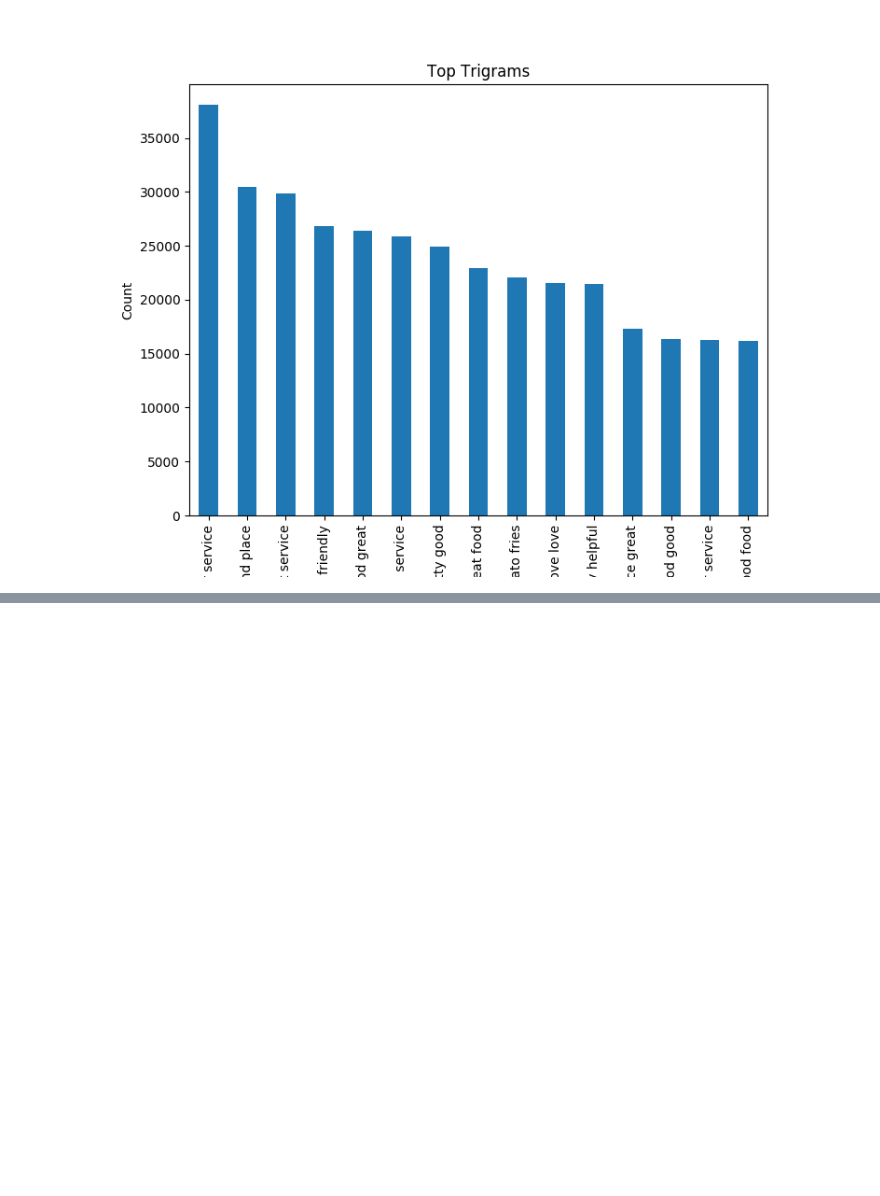
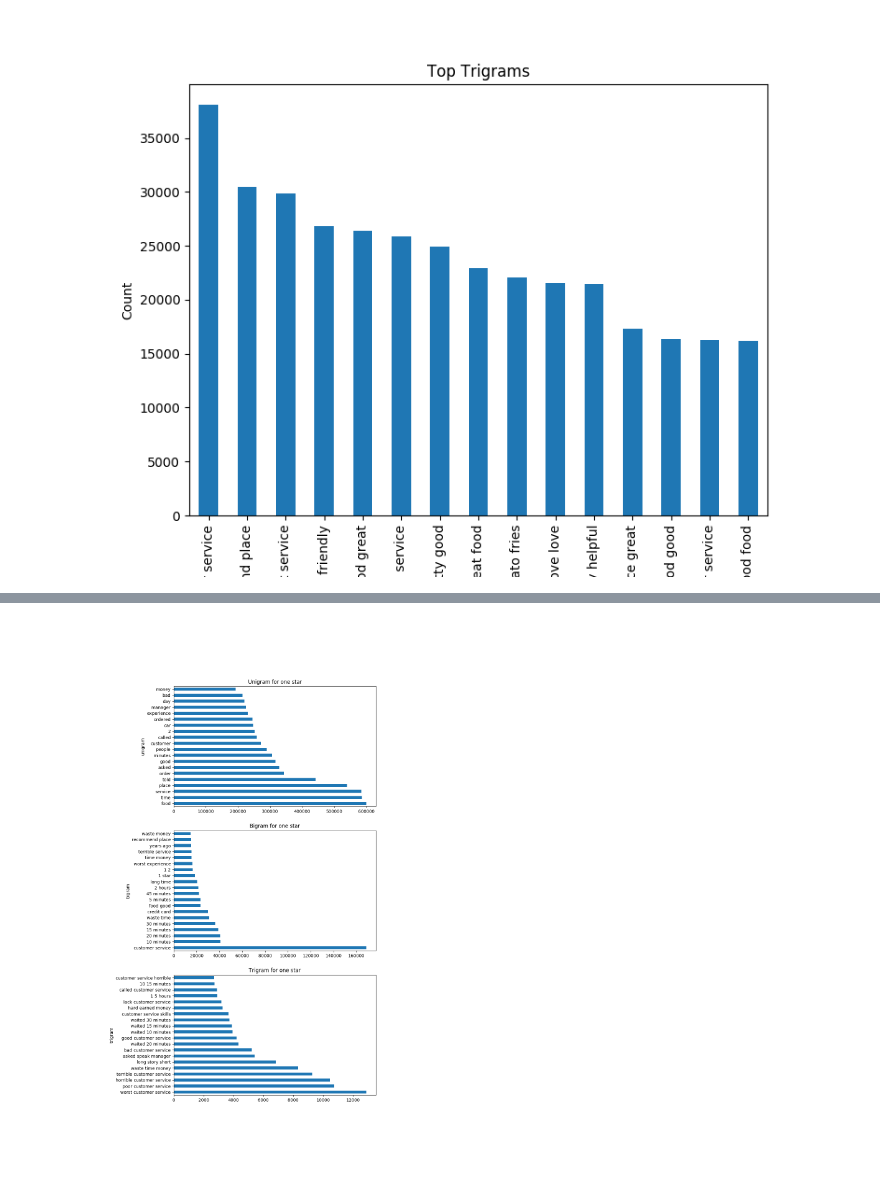
Before and after one commit to Necronoxia/Cdac_proj_yelp, a Jupyter notebook: EDA/ngram code.ipynb, the cells around one changed output, grey strips where cells are left out. Drawn from its saved outputs; the diff is of its cells as text; code cells hidden in the pictures; blank space fills up the shorter version.

Commit message:
Ngram almost done

```diff
--- a/EDA/ngram code.ipynb
+++ b/EDA/ngram code.ipynb
@@ -163,5 +186,5 @@ light_pipeline.save("s3://akshay-yelp/Ngram_pipeline/")
 # %%
-Ngram_pipe = PipelineModel.load("hdfs:///Ngram_pipeline/")
+Ngram_pipe = PipelineModel.load("hdfs:///Ngram_pipe/")
 # %% [output]
 [interactive output not drawn]
 # %%
@@ -387,0 +340,4 @@ only showing top 10 rows
+# %%
+one_star_unigram = one_star.select(explode("UniGrams").alias("unigram")).groupBy("unigram").count().orderBy(desc("count"), "unigram").limit(20).toPandas()
+one_star_bigram = one_star.select(explode("BiGrams").alias("bigram")).groupBy("bigram").count().orderBy(desc("count"), "bigram").limit(20).toPandas()
+one_star_trigram = one_star.select(explode("TriGrams").alias("trigram")).groupBy("trigram").count().orderBy(desc("count"), "trigram").limit(20).toPandas()
@@ -387,0 +346,13 @@ only showing top 10 rows
+# %%
+fig = plt.figure(constrained_layout=True)
+
+ax1 = fig.add_subplot(311)
+ax2 = fig.add_subplot(312)
+ax3 = fig.add_subplot(313)
+plt.title('Top Bigrams')
+one_star_unigram.plot(kind = 'barh', x='unigram', y='count', ax=ax1, title='Unigram for one star', legend=False, figsize=(10,18))
+one_star_bigram.plot(kind = 'barh', x='bigram', y='count', ax=ax2, title='Bigram for one star', legend=False, figsize=(10,18))
+one_star_trigram.plot(kind = 'barh', x='trigram', y='count', ax=ax3, title='Trigram for one star', legend=False, figsize=(10,18))
+plt.gcf().subplots_adjust(bottom=0.15, left=0.25)
+%matplot plt
+# %% [output]
@@ -387,0 +360 @@ only showing top 10 rows
+[figure, added]
```
Also changed, not shown: parts of 24 cells of this notebook.
